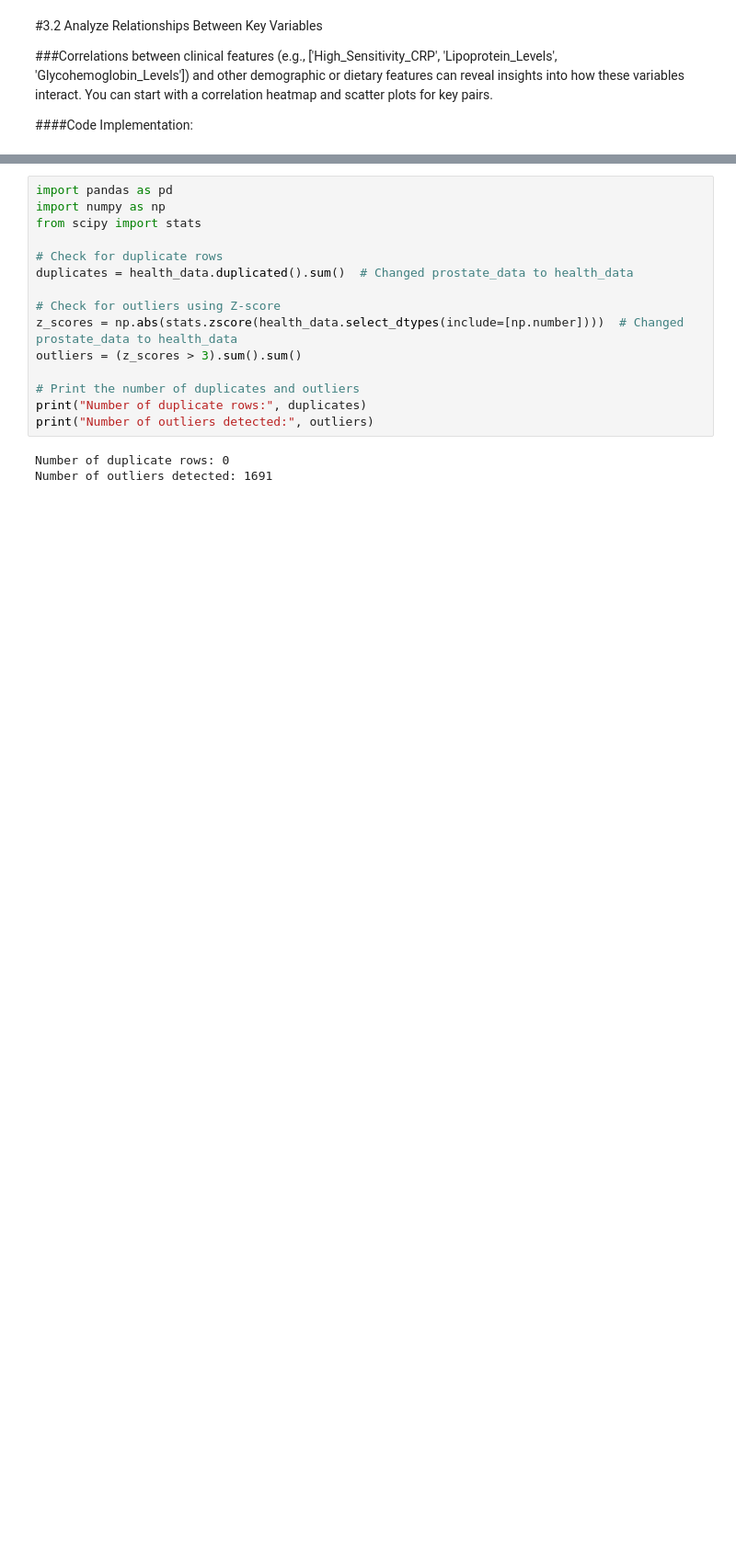
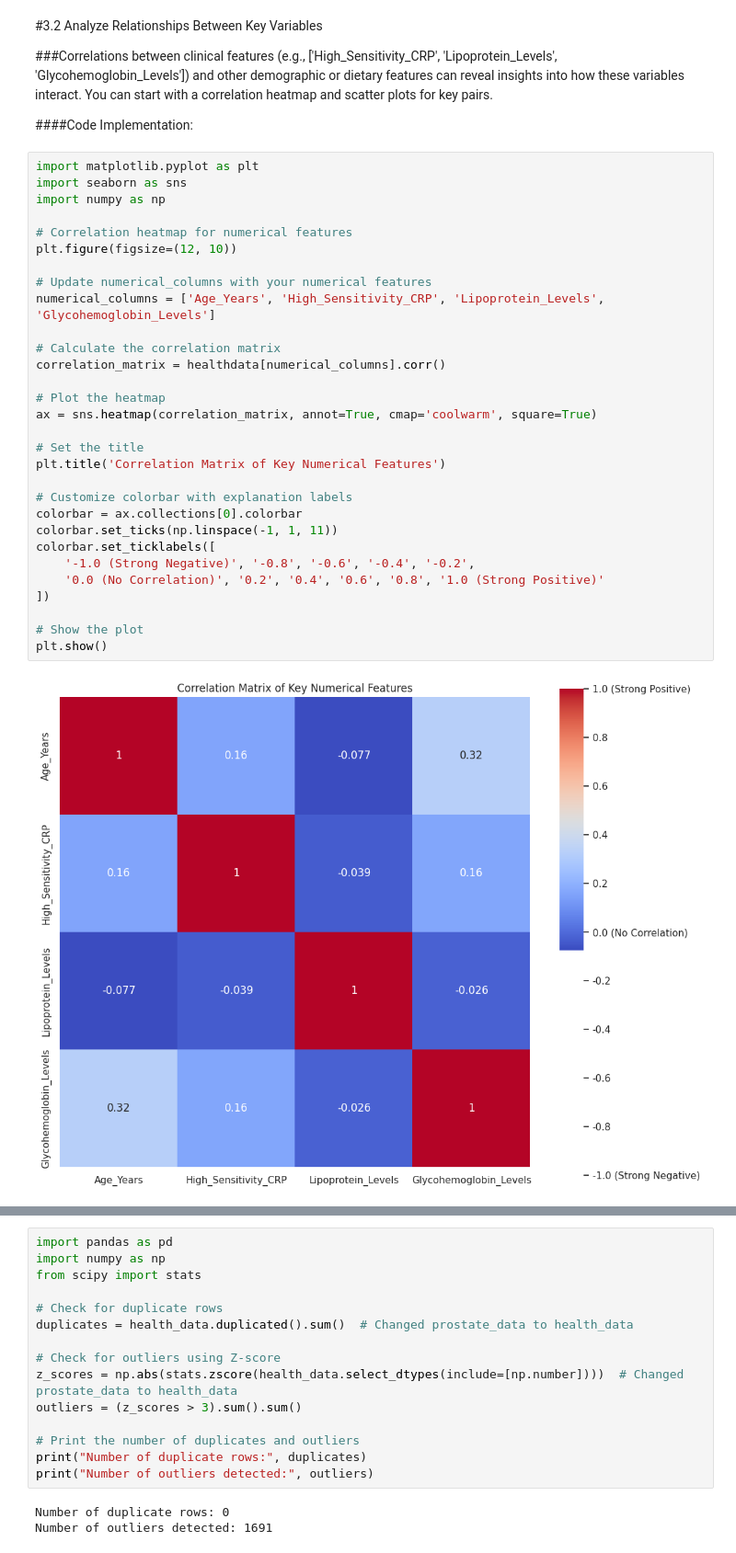
Before and after one commit to kiamaikocoders/Cancer-predictive-model, a Jupyter notebook: Final_notebook(3)(2).ipynb, the cells around one changed output, grey strips where cells are left out. Shown at 92% size. Saved outputs shown, nothing was run; the diff lists cells and outputs as text; blank space fills up the shorter version.

```diff
--- a/Final_notebook(3)(2).ipynb
+++ b/Final_notebook(3)(2).ipynb
@@ -953,4 +959,36 @@ plt.show()
 ###Correlations between clinical features (e.g., ['High_Sensitivity_CRP', 'Lipoprotein_Levels', 'Glycohemoglobin_Levels']) and other demographic or dietary features can reveal insights into how these variables interact. You can start with a correlation heatmap and scatter plots for key pairs.
 
 ####Code Implementation:
+# %%
+import matplotlib.pyplot as plt
+import seaborn as sns
+import numpy as np
+
+# Correlation heatmap for numerical features
+plt.figure(figsize=(12, 10))
+
+# Update numerical_columns with your numerical features
+numerical_columns = ['Age_Years', 'High_Sensitivity_CRP', 'Lipoprotein_Levels', 'Glycohemoglobin_Levels']
+
+# Calculate the correlation matrix
+correlation_matrix = healthdata[numerical_columns].corr()
+
+# Plot the heatmap
+ax = sns.heatmap(correlation_matrix, annot=True, cmap='coolwarm', square=True)
+
+# Set the title
+plt.title('Correlation Matrix of Key Numerical Features')
+
+# Customize colorbar with explanation labels
+colorbar = ax.collections[0].colorbar
+colorbar.set_ticks(np.linspace(-1, 1, 11))
+colorbar.set_ticklabels([
+    '-1.0 (Strong Negative)', '-0.8', '-0.6', '-0.4', '-0.2',
+    '0.0 (No Correlation)', '0.2', '0.4', '0.6', '0.8', '1.0 (Strong Positive)'
+])
+
+# Show the plot
+plt.show()
+# %% [output]
+[figure, added]
 # %%
```
Also changed, not shown: parts of 9 cells of this notebook.
